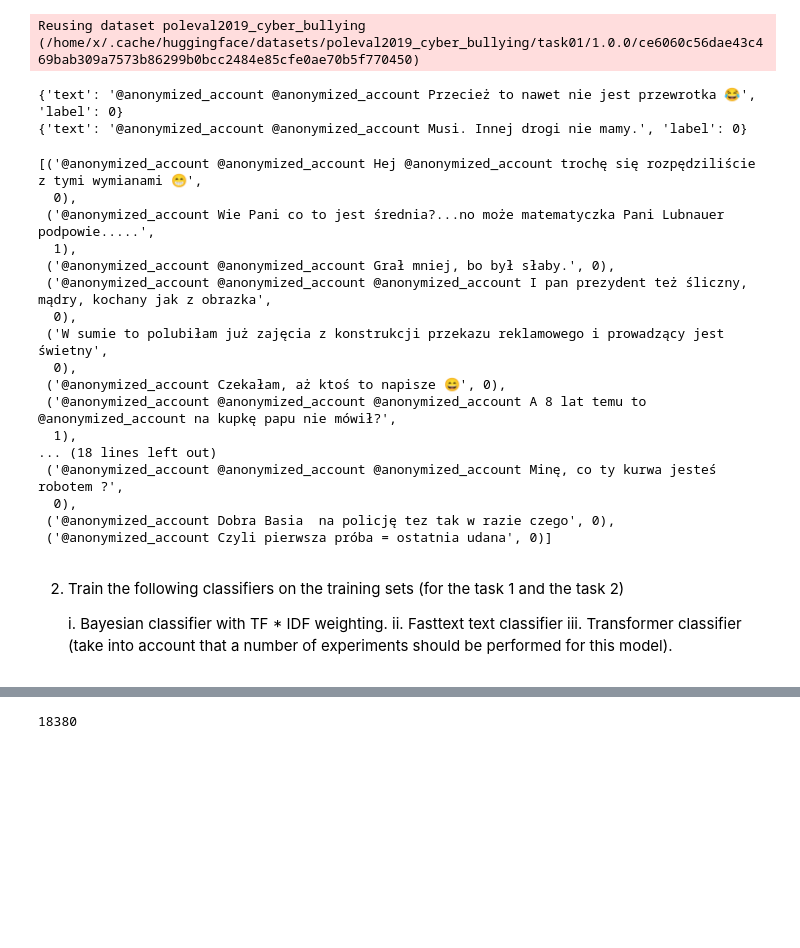
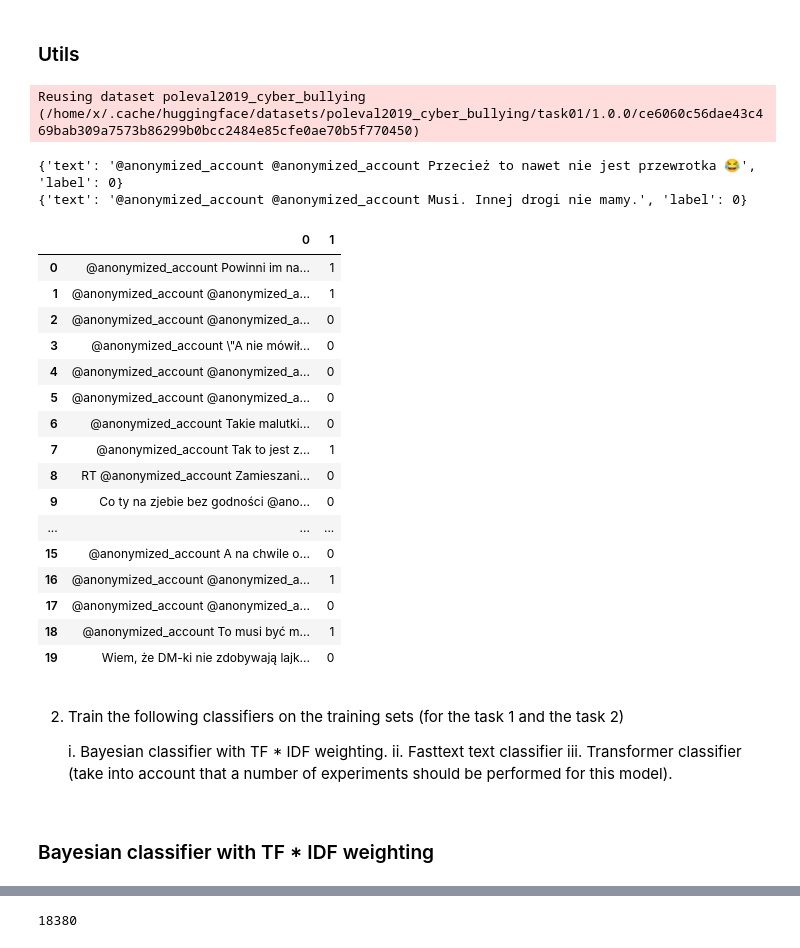
Before and after one commit to sgrzegorz/natural-language-processing, a Jupyter notebook: 07_text_classification_cyberbulling/cyberbulling.ipynb, the cells around one changed output, grey strips where cells are left out. Cells and saved outputs as stored; diff of their text form; code cells hidden in the pictures; blank space fills up the shorter version.

```diff
--- a/07_text_classification_cyberbulling/cyberbulling.ipynb
+++ b/07_text_classification_cyberbulling/cyberbulling.ipynb
@@ -44,0 +23,2 @@ dir(imblearn.over_sampling)
+# %% [markdown]
+### Utils
@@ -89,23 +72,23 @@ Reusing dataset poleval2019_cyber_bullying (/home/x/.cache/huggingface/datasets/
 # %%
-random.sample(list(zip(train_X,train_y)),20)
+pd.DataFrame(random.sample(list(zip(train_X,train_y)),20))
 # %% [output]
-[('@anonymized_account @anonymized_account Hej @anonymized_account trochę się rozpędziliście z tymi wymianami 😁',
-  0),
- ('@anonymized_account Wie Pani co to jest średnia?...no może matematyczka Pani Lubnauer podpowie.....',
-  1),
- ('@anonymized_account @anonymized_account Grał mniej, bo był słaby.', 0),
- ('@anonymized_account @anonymized_account @anonymized_account I pan prezydent też śliczny, mądry, kochany jak z obrazka',
-  0),
- ('W sumie to polubiłam już zajęcia z konstrukcji przekazu reklamowego i prowadzący jest świetny',
-  0),
- ('@anonymized_account Czekałam, aż ktoś to napisze 😄', 0),
- ('@anonymized_account @anonymized_account @anonymized_account A 8 lat temu to @anonymized_account na kupkę papu nie mówił?',
-  1),
-... (18 lines left out)
- ('@anonymized_account @anonymized_account @anonymized_account Minę, co ty kurwa jesteś robotem ?',
-  0),
- ('@anonymized_account Dobra Basia  na policję tez tak w razie czego', 0),
- ('@anonymized_account Czyli pierwsza próba = ostatnia udana', 0)]
+|  | 0 | 1 |
+| 0 | @anonymized_account Powinni im na... | 1 |
+| 1 | @anonymized_account @anonymized_a... | 1 |
+| 2 | @anonymized_account @anonymized_a... | 0 |
+| 3 | @anonymized_account \"A nie mówił... | 0 |
+| 4 | @anonymized_account @anonymized_a... | 0 |
+| 5 | @anonymized_account @anonymized_a... | 0 |
+| 6 | @anonymized_account Takie malutki... | 0 |
+| 7 | @anonymized_account Tak to jest z... | 1 |
+| 8 | RT @anonymized_account Zamieszani... | 0 |
+| 9 | Co ty na zjebie bez godności @ano... | 0 |
+| ... | ... | ... |
+| 15 | @anonymized_account A na chwile o... | 0 |
+| 16 | @anonymized_account @anonymized_a... | 1 |
+| 17 | @anonymized_account @anonymized_a... | 0 |
+| 18 | @anonymized_account To musi być m... | 1 |
+| 19 | Wiem, że DM-ki nie zdobywają lajk... | 0 |
 # %% [markdown]
 2. Train the following classifiers on the training sets (for the task 1 and the task 2)
 
@@ -113,6 +96,8 @@ random.sample(list(zip(train_X,train_y)),20)
     i. Bayesian classifier with TF * IDF weighting.
     ii. Fasttext text classifier
     iii. Transformer classifier (take into account that a number of experiments should be performed for this model).
+# %% [markdown]
+### Bayesian classifier with TF * IDF weighting
 # %%
 test_X
 # %% [output]
```
Also changed, not shown: parts of 23 cells of this notebook, 1 other file.
